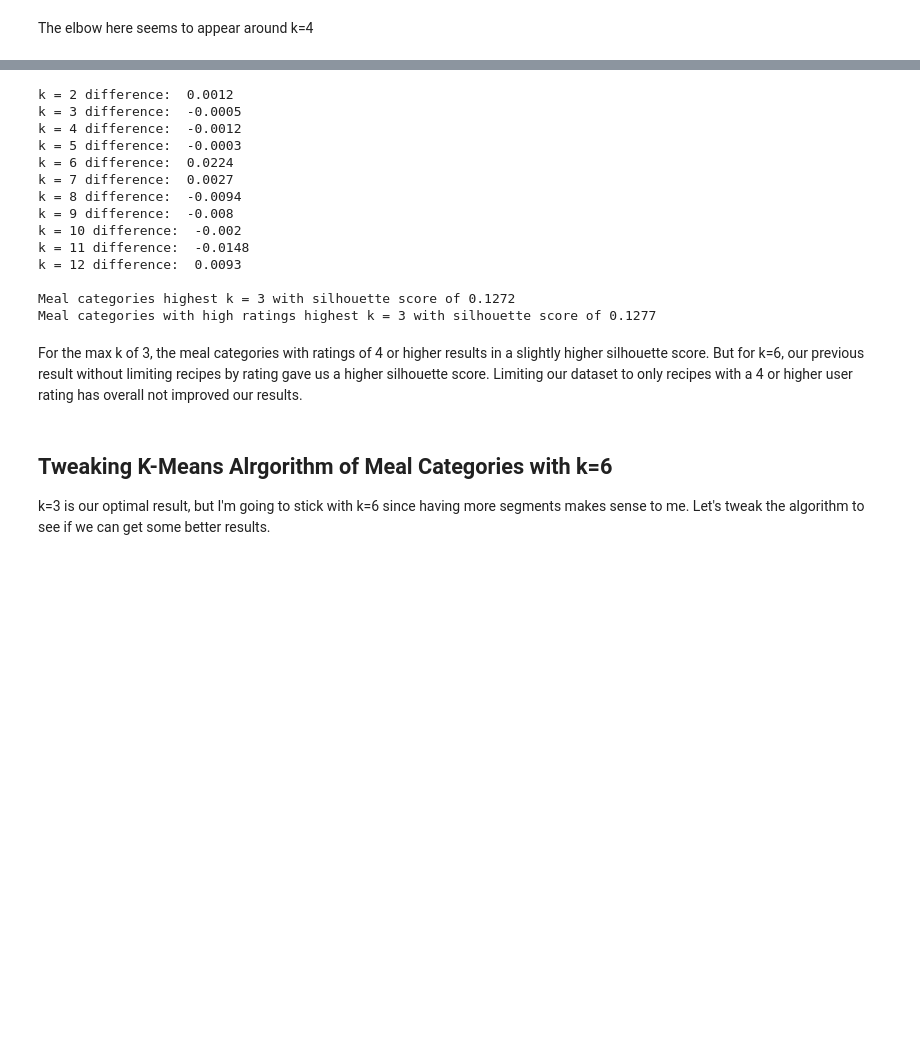
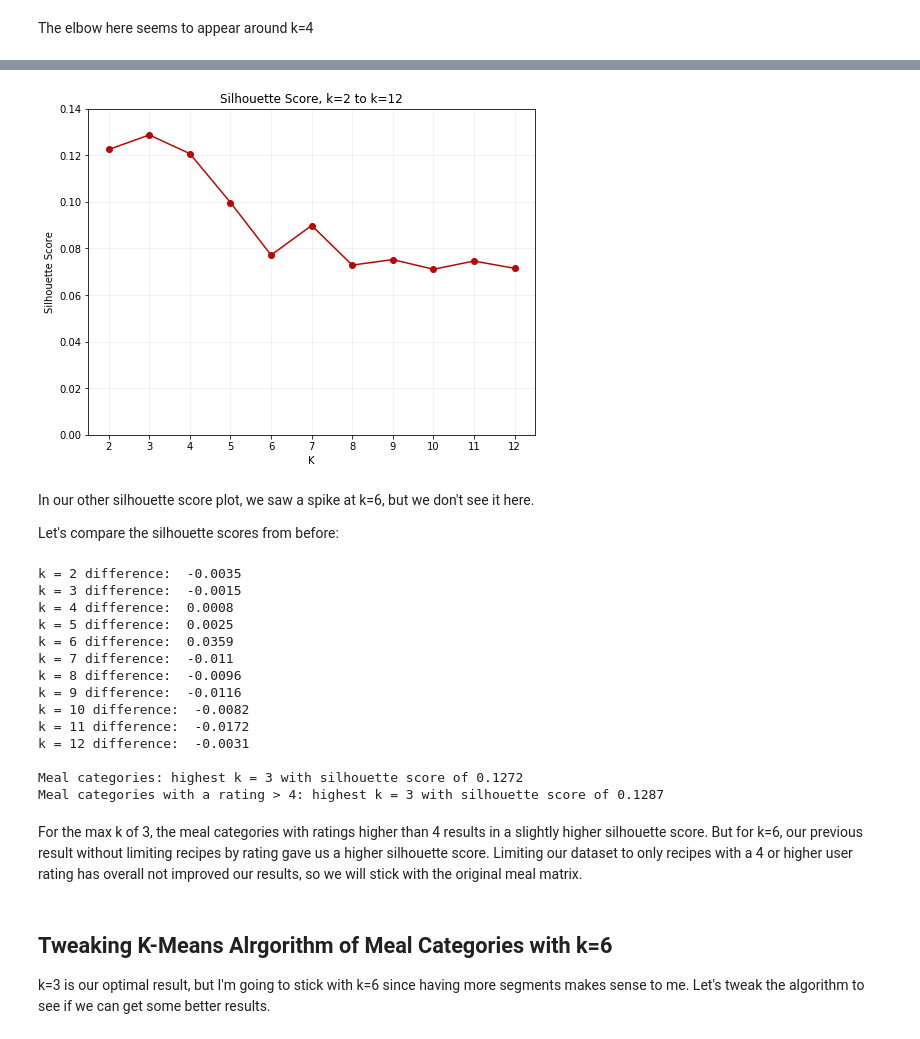
Before and after one commit to isabelvanzijl/Capstone-Project-2, a Jupyter notebook: Clustering.ipynb, the cells around one changed output, grey strips where cells are left out. Cells and saved outputs as stored; diff of their text form; code cells hidden in the pictures; blank space fills up the shorter version.

Commit message:
clustering

```diff
--- a/Clustering.ipynb
+++ b/Clustering.ipynb
@@ -624,5 +608,23 @@ Let's compare the silhouette scores from before:
+# %%
+# plot silhouette score for each k
+x, y = zip(*sorted(avg_s_scores_meals_rating.items()))
+plt.figure(figsize=(8,6))
+plt.plot(x, y, '-o')
+plt.xticks(range_n_clusters)
+plt.yticks([0, .02, .04, .06, .08, .10, .12, .14])
+plt.xlabel('K')
+plt.ylabel('Silhouette Score')
+plt.title('Silhouette Score, k=2 to k=12')
+plt.grid(True, alpha=.2)
+plt.show()
+# %% [output]
+[figure, added]
+# %% [markdown]
+In our other silhouette score plot, we saw a spike at k=6, but we don't see it here.
+
+Let's compare the silhouette scores from before:
 # %%
-# print all scores from dictionary
+# print all score differences from dictionaries
 for key, value1 in avg_s_scores_meals.items():
     value2 = avg_s_scores_meals_rating[key]
     print('k =', key, 'difference: ', round(value1-value2,4))
@@ -643,25 +645,25 @@ for key, value in avg_s_scores_meals_rating.items():
         max2value = value
 
 print()
-print('Meal categories highest k = %s with silhouette score of %.4f' % (max1key, max1value))
-print('Meal categories with high ratings highest k = %s with silhouette score of %.4f' % (max2key, max2value))
+print('Meal categories: highest k = %s with silhouette score of %.4f' % (max1key, max1value))
+print('Meal categories with a rating > 4: highest k = %s with silhouette score of %.4f' % (max2key, max2value))
 # %% [output]
-k = 2 difference:  0.0012
-k = 3 difference:  -0.0005
-k = 4 difference:  -0.0012
-k = 5 difference:  -0.0003
-k = 6 difference:  0.0224
-k = 7 difference:  0.0027
-k = 8 difference:  -0.0094
-k = 9 difference:  -0.008
-k = 10 difference:  -0.002
-k = 11 difference:  -0.0148
-k = 12 difference:  0.0093
+k = 2 difference:  -0.0035
+k = 3 difference:  -0.0015
+k = 4 difference:  0.0008
+k = 5 difference:  0.0025
+k = 6 difference:  0.0359
+k = 7 difference:  -0.011
+k = 8 difference:  -0.0096
+k = 9 difference:  -0.0116
+k = 10 difference:  -0.0082
+k = 11 difference:  -0.0172
+k = 12 difference:  -0.0031
 
-Meal categories highest k = 3 with silhouette score of 0.1272
-Meal categories with high ratings highest k = 3 with silhouette score of 0.1277
+Meal categories: highest k = 3 with silhouette score of 0.1272
+Meal categories with a rating > 4: highest k = 3 with silhouette score of 0.1287
 # %% [markdown]
-For the max k of 3, the meal categories with ratings of 4 or higher results in a slightly higher silhouette score. But for k=6, our previous result without limiting recipes by rating gave us a higher silhouette score. Limiting our dataset to only recipes with a 4 or higher user rating has overall not improved our results.
+For the max k of 3, the meal categories with ratings higher than 4 results in a slightly higher silhouette score. But for k=6, our previous result without limiting recipes by rating gave us a higher silhouette score. Limiting our dataset to only recipes with a 4 or higher user rating has overall not improved our results, so we will stick with the original meal matrix.
 # %% [markdown]
 ## Tweaking K-Means Alrgorithm of Meal Categories with k=6
 
```
Also changed, not shown: parts of 22 cells of this notebook.
